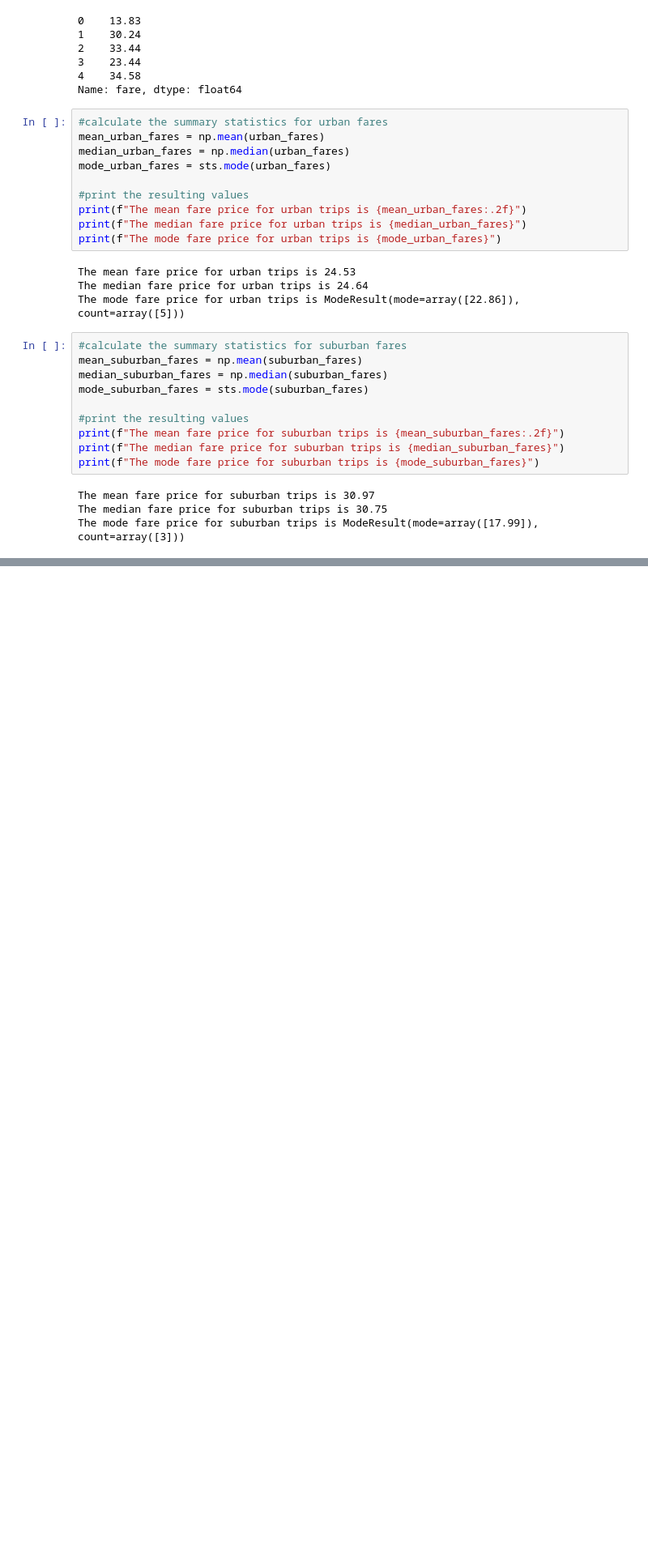
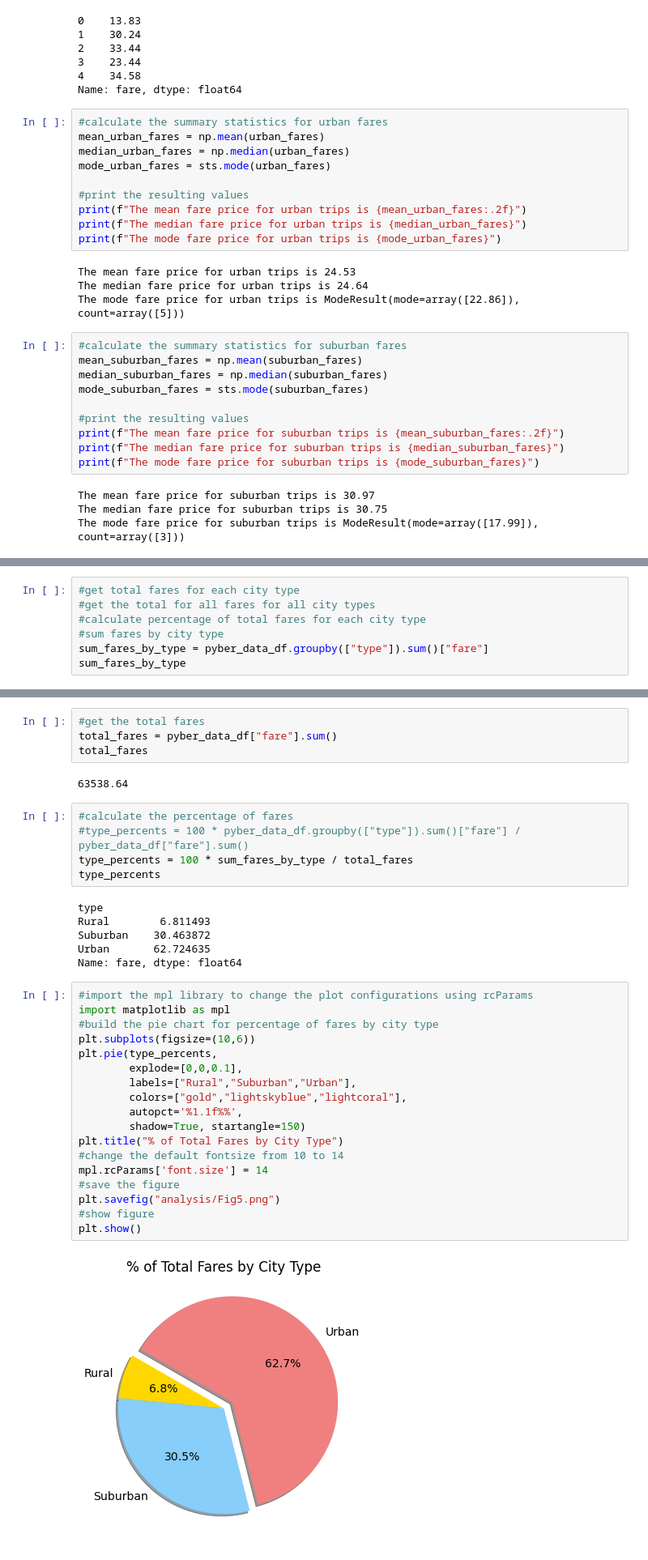
Before and after one commit to statles/PyBer_Analysis, a Jupyter notebook: PyBer.ipynb, the cells around one changed output, grey strips where cells are left out. Shown: that part at 81% size. Cells and saved outputs as stored; diff of their text form; blank space fills up the shorter version.

Commit message:
adding ride fare pie chart

```diff
--- a/PyBer.ipynb
+++ b/PyBer.ipynb
@@ -727,0 +728,7 @@ plt.show
+# %%
+#get total fares for each city type
+#get the total for all fares for all city types
+#calculate percentage of total fares for each city type
+#sum fares by city type
+sum_fares_by_type = pyber_data_df.groupby(["type"]).sum()["fare"]
+sum_fares_by_type
@@ -727,0 +741,37 @@ plt.show
+# %%
+#get the total fares
+total_fares = pyber_data_df["fare"].sum()
+total_fares
+# %% [output]
+63538.64
+# %%
+#calculate the percentage of fares
+#type_percents = 100 * pyber_data_df.groupby(["type"]).sum()["fare"] / pyber_data_df["fare"].sum()
+type_percents = 100 * sum_fares_by_type / total_fares
+type_percents
+# %% [output]
+type
+Rural        6.811493
+Suburban    30.463872
+Urban       62.724635
+Name: fare, dtype: float64
+# %%
+#import the mpl library to change the plot configurations using rcParams
+import matplotlib as mpl
+#build the pie chart for percentage of fares by city type
+plt.subplots(figsize=(10,6))
+plt.pie(type_percents,
+        explode=[0,0,0.1],
+        labels=["Rural","Suburban","Urban"],
+        colors=["gold","lightskyblue","lightcoral"],
+        autopct='%1.1f%%',
+        shadow=True, startangle=150)
+plt.title("% of Total Fares by City Type")
+#change the default fontsize from 10 to 14
+mpl.rcParams['font.size'] = 14
+#save the figure
+plt.savefig("analysis/Fig5.png")
+#show figure
+plt.show()
+# %% [output]
+[figure, added]
```
Also changed, not shown: parts of 37 cells of this notebook.
